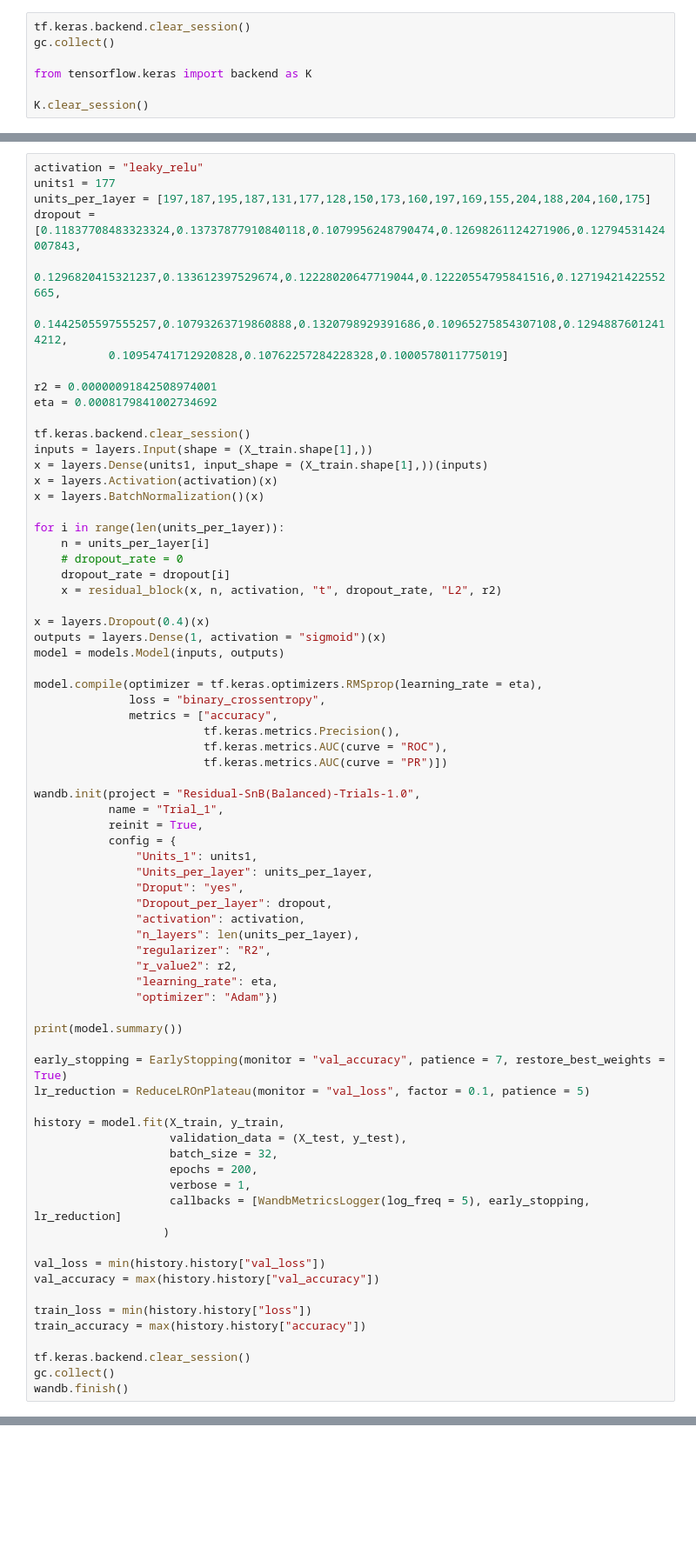
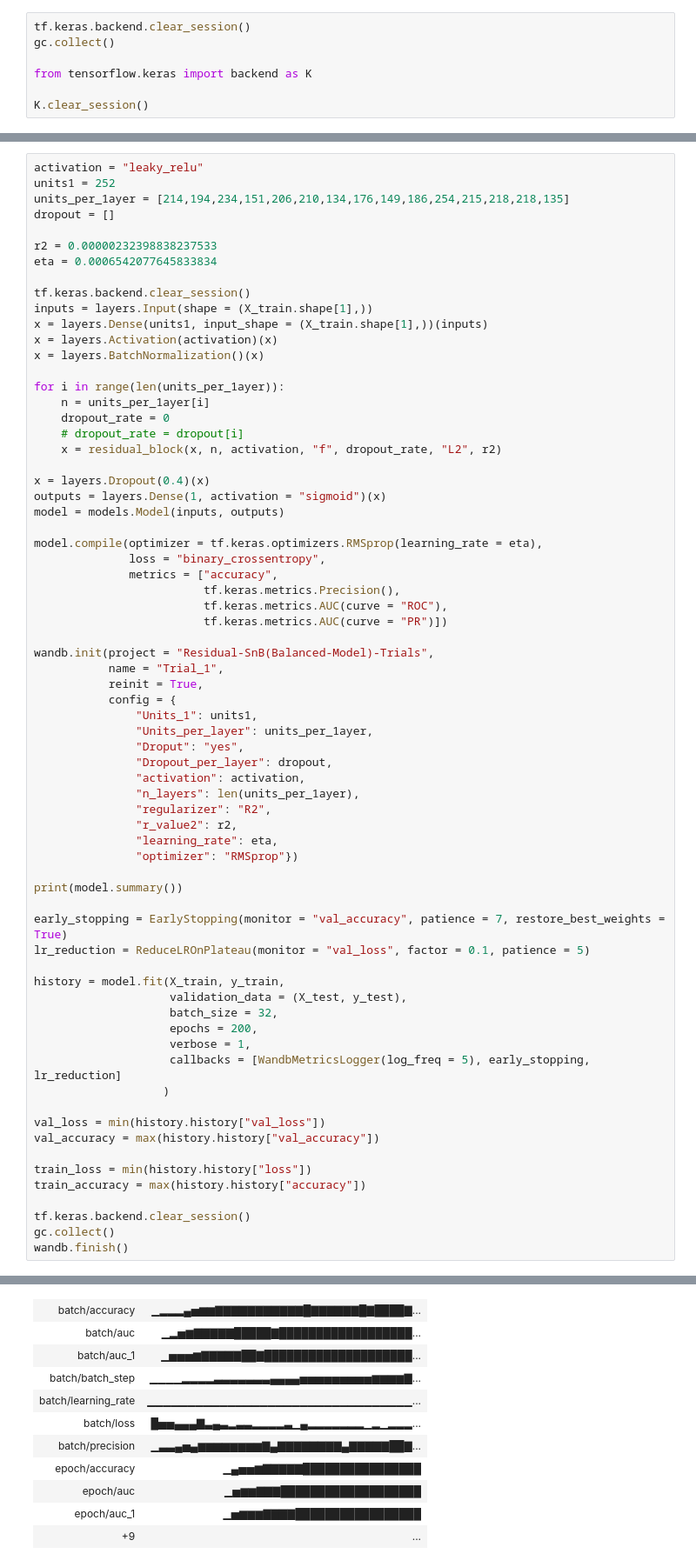
Before and after one commit to emmdaz/Higgs-Boson-SignalnBackground-Classificator, a Jupyter notebook: Trials-ANN/ResNet-Trials-Higgs_B.ipynb, the cells around one changed output, grey strips where cells are left out. Shown at 87% size. Drawn from its saved outputs; the diff is of its cells as text; blank space fills up the shorter version.

```diff
--- a/Trials-ANN/ResNet-Trials-Higgs_B.ipynb
+++ b/Trials-ANN/ResNet-Trials-Higgs_B.ipynb
@@ -492,14 +492,11 @@ Run history:
 # %%
 activation = "leaky_relu"
-units1 = 177
-units_per_1ayer = [197,187,195,187,131,177,128,150,173,160,197,169,155,204,188,204,160,175]
-dropout = [0.11837708483323324,0.13737877910840118,0.1079956248790474,0.12698261124271906,0.12794531424007843,
-           0.1296820415321237,0.133612397529674,0.12228020647719044,0.12220554795841516,0.12719421422552665,
-           0.1442505597555257,0.10793263719860888,0.1320798929391686,0.10965275854307108,0.12948876012414212,
-           0.10954741712920828,0.10762257284228328,0.1000578011775019]
+units1 = 252
+units_per_1ayer = [214,194,234,151,206,210,134,176,149,186,254,215,218,218,135]
+dropout = []
 
-r2 = 0.00000091842508974001
-eta = 0.0008179841002734692
+r2 = 0.00000232398838237533
+eta = 0.0006542077645833834
 
 tf.keras.backend.clear_session()
 inputs = layers.Input(shape = (X_train.shape[1],))
@@ -509,9 +506,9 @@ x = layers.BatchNormalization()(x)
 
 for i in range(len(units_per_1ayer)):
     n = units_per_1ayer[i]
-    # dropout_rate = 0
-    dropout_rate = dropout[i]
-    x = residual_block(x, n, activation, "t", dropout_rate, "L2", r2)
+    dropout_rate = 0
+    # dropout_rate = dropout[i]
+    x = residual_block(x, n, activation, "f", dropout_rate, "L2", r2)
 
 x = layers.Dropout(0.4)(x)
 outputs = layers.Dense(1, activation = "sigmoid")(x)
@@ -524,7 +521,7 @@ model.compile(optimizer = tf.keras.optimizers.RMSprop(learning_rate = eta),
                          tf.keras.metrics.AUC(curve = "ROC"),
                          tf.keras.metrics.AUC(curve = "PR")])
 
-wandb.init(project = "Residual-SnB(Balanced)-Trials-1.0",
+wandb.init(project = "Residual-SnB(Balanced-Model)-Trials",
            name = "Trial_1",
            reinit = True,
            config = {
@@ -537,7 +534,7 @@ wandb.init(project = "Residual-SnB(Balanced)-Trials-1.0",
                "regularizer": "R2",
                "r_value2": r2,
                "learning_rate": eta,
-               "optimizer": "Adam"})
+               "optimizer": "RMSprop"})
 
 print(model.summary())
 
@@ -561,3 +558,4 @@ train_accuracy = max(history.history["accuracy"])
 tf.keras.backend.clear_session()
 gc.collect()
 wandb.finish()
+# %% [output]
@@ -563,0 +587,11 @@ wandb.finish()
+| batch/accuracy | ▁▂▂▂▄▅▆▆▇▇▇▇▇▇▇▇▇▇▇█▇▇▇▇▇▇█▇████▇... |
+| batch/auc | ▁▂▅▆▇▇▇▇▇█████▇██████████████████... |
+| batch/auc_1 | ▁▅▅▅▆▇▇▇▇▇██▇████████████████████... |
+| batch/batch_step | ▁▁▁▁▂▂▂▂▃▃▃▃▃▃▃▄▄▄▄▅▅▅▅▅▅▅▅▅▆▆▆▆▇... |
+| batch/learning_rate | ▁▁▁▁▁▁▁▁▁▁▁▁▁▁▁▁▁▁▁▁▁▁▁▁▁▁▁▁▁▁▁▁▁... |
+| batch/loss | █▅▅▄▄▄▇▃▄▃▂▃▃▂▂▂▂▃▁▄▂▂▂▂▂▂▂▁▂▁▂▂▂... |
+| batch/precision | ▁▃▃▄▅▄▆▆▆▆▆▆▆▆▇▄▇▇▇▇▇▇▇▇▄▇▇▇▇▇██▇... |
+| epoch/accuracy | ▁▄▅▅▆▇▇▇▇▇████████████████ |
+| epoch/auc | ▁▅▆▆▇▇▇███████████████████ |
+| epoch/auc_1 | ▁▅▆▆▆▇▇▇▇█████████████████ |
+| +9 | ... |
```
Also changed, not shown: parts of 5 cells of this notebook.
